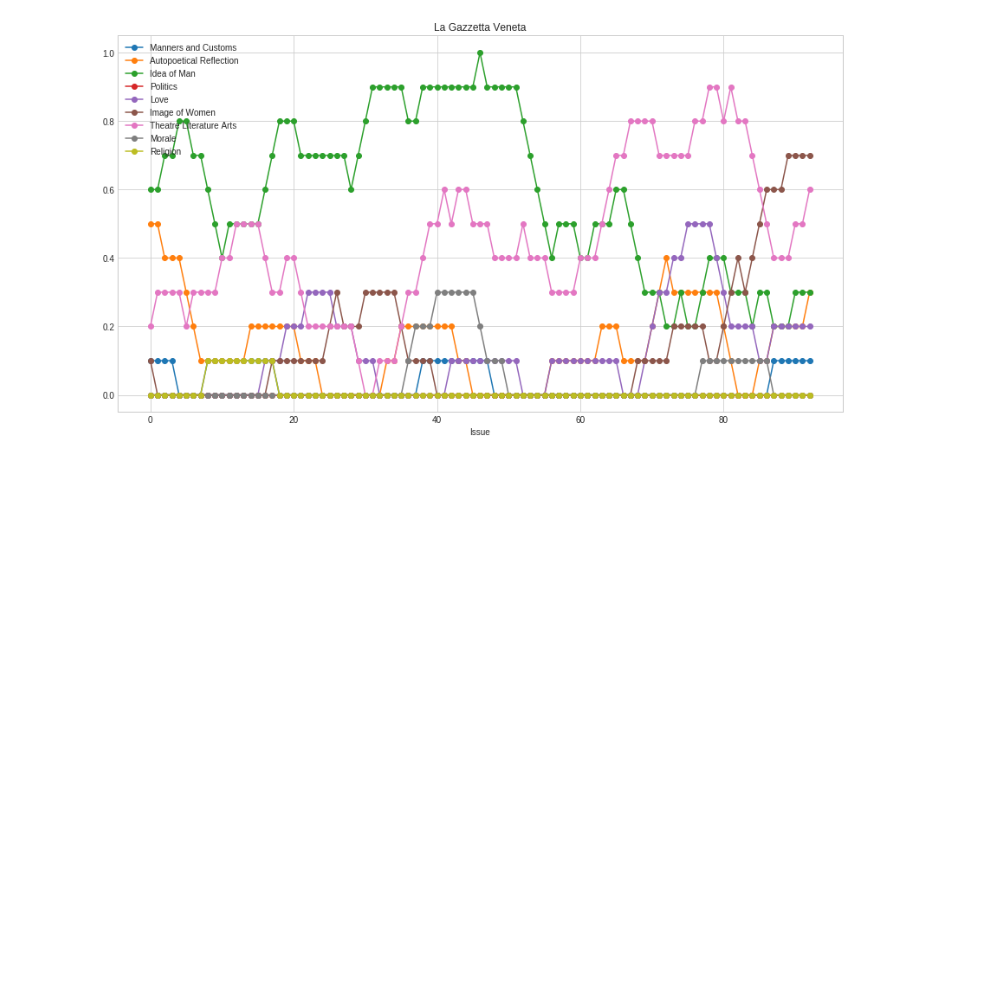
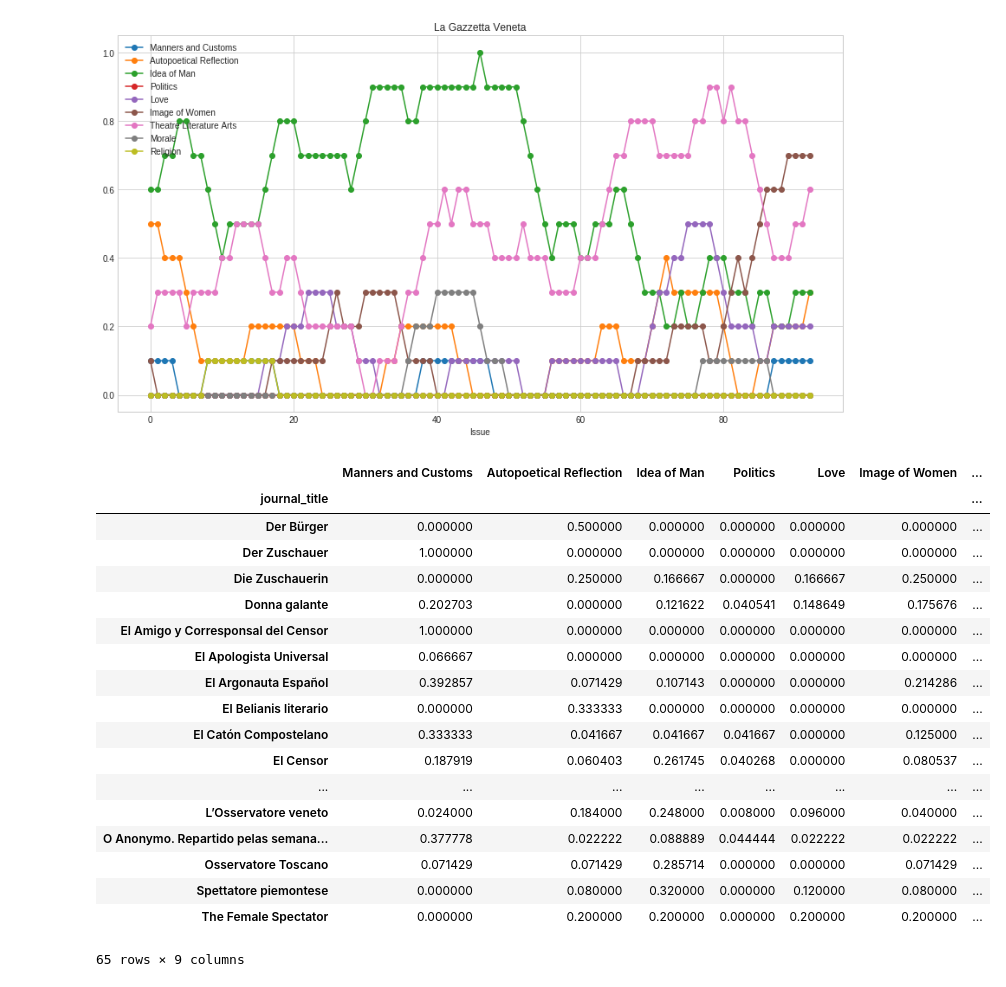
Before and after one commit to distantspectators/DiSpecs, a Jupyter notebook: 02_1_topics_over_time.ipynb, the cells around one changed output. Cells and saved outputs as stored; diff of their text form; code cells hidden in the pictures; blank space fills up the shorter version.

```diff
--- a/02_1_topics_over_time.ipynb
+++ b/02_1_topics_over_time.ipynb
@@ -226,3 +226,29 @@ ax.set_xlabel('Issue')
 # %% [output]
 Text(0.5,0,'Issue')
 [figure]
+# %%
+topics_language=texts_changes.groupby('journal_title').sum()
+topics_language=topics_language.drop('date',axis=1)
+topics_language=topics_language[(topics_language.T != 0).any()]
+topics_language=topics_language.div(topics_language.sum(axis=1), axis=0)
+topics_language
+# %% [output]
+|  | Manners and Customs | Autopoetical Reflection | Idea of Man | Politics | Love | Image of Women | ... |
+| journal_title |  |  |  |  |  |  | ... |
+| Der Bürger | 0.000000 | 0.500000 | 0.000000 | 0.000000 | 0.000000 | 0.000000 | ... |
+| Der Zuschauer | 1.000000 | 0.000000 | 0.000000 | 0.000000 | 0.000000 | 0.000000 | ... |
+| Die Zuschauerin | 0.000000 | 0.250000 | 0.166667 | 0.000000 | 0.166667 | 0.250000 | ... |
+| Donna galante | 0.202703 | 0.000000 | 0.121622 | 0.040541 | 0.148649 | 0.175676 | ... |
+| El Amigo y Corresponsal del Censor | 1.000000 | 0.000000 | 0.000000 | 0.000000 | 0.000000 | 0.000000 | ... |
+| El Apologista Universal | 0.066667 | 0.000000 | 0.000000 | 0.000000 | 0.000000 | 0.000000 | ... |
+| El Argonauta Español | 0.392857 | 0.071429 | 0.107143 | 0.000000 | 0.000000 | 0.214286 | ... |
+| El Belianis literario | 0.000000 | 0.333333 | 0.000000 | 0.000000 | 0.000000 | 0.000000 | ... |
+| El Catón Compostelano | 0.333333 | 0.041667 | 0.041667 | 0.041667 | 0.000000 | 0.125000 | ... |
+| El Censor | 0.187919 | 0.060403 | 0.261745 | 0.040268 | 0.000000 | 0.080537 | ... |
+| ... | ... | ... | ... | ... | ... | ... | ... |
+| L’Osservatore veneto | 0.024000 | 0.184000 | 0.248000 | 0.008000 | 0.096000 | 0.040000 | ... |
+| O Anonymo. Repartido pelas semana... | 0.377778 | 0.022222 | 0.088889 | 0.044444 | 0.022222 | 0.022222 | ... |
+| Osservatore Toscano | 0.071429 | 0.071429 | 0.285714 | 0.000000 | 0.000000 | 0.071429 | ... |
+| Spettatore piemontese | 0.000000 | 0.080000 | 0.320000 | 0.000000 | 0.120000 | 0.080000 | ... |
+| The Female Spectator | 0.000000 | 0.200000 | 0.200000 | 0.000000 | 0.200000 | 0.200000 | ... |
+65 rows × 9 columns
```
Also changed, not shown: parts of 6 cells of this notebook, 2 other files.
